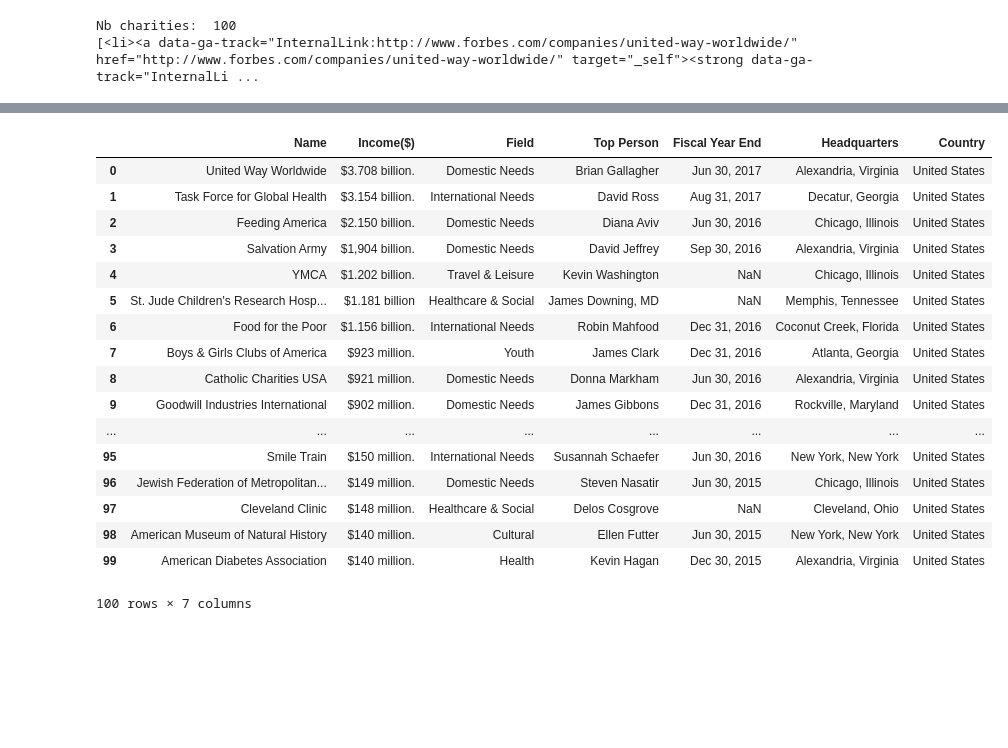
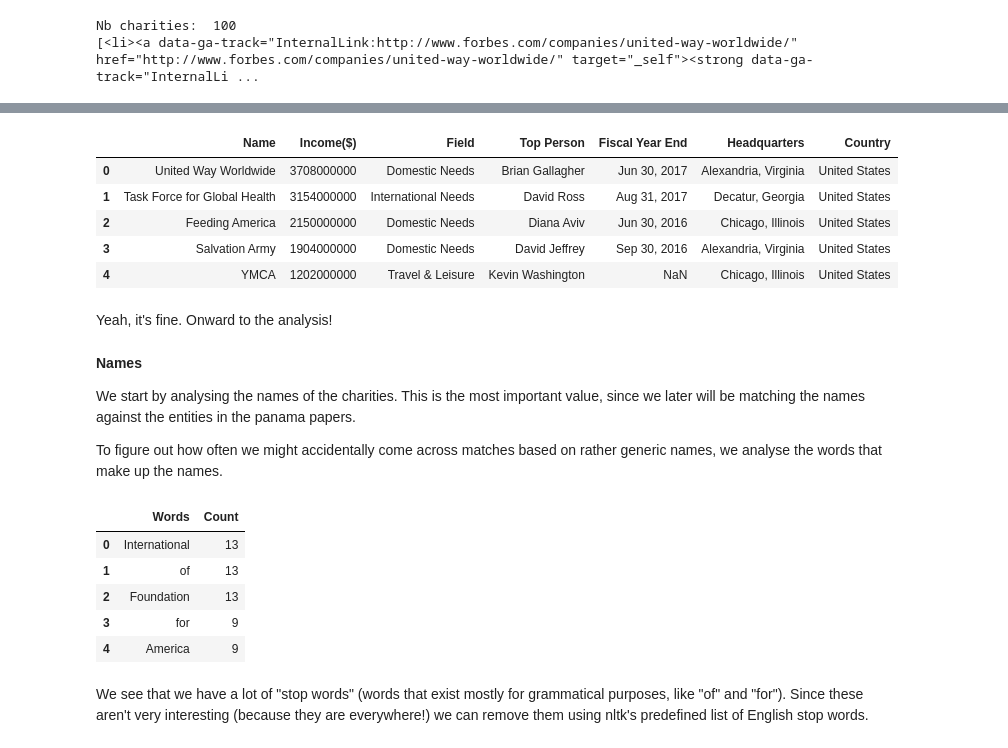
Before and after one commit to thimler/applied_data_analysis_projects, a Jupyter notebook: src/charities/Forbes_list_scraping.ipynb, the cells around one changed output, grey strips where cells are left out. Cells and saved outputs as stored; diff of their text form; code cells hidden in the pictures; blank space fills up the shorter version.

```diff
--- a/src/charities/Forbes_list_scraping.ipynb
+++ b/src/charities/Forbes_list_scraping.ipynb
@@ -141,23 +174,42 @@ df
 df.to_csv('../../generated/charities/Forbes_top_100_US_Charities.csv')
 # %%
+#reload the data to make sure it's okay
 df_test = pd.read_csv('../../generated/charities/Forbes_top_100_US_Charities.csv', index_col=0)
-df_test
+df_test.head(5)
 # %% [output]
 |  | Name | Income($) | Field | Top Person | Fiscal Year End | Headquarters | Country |
-| 0 | United Way Worldwide | $3.708 billion. | Domestic Needs | Brian Gallagher | Jun 30, 2017 | Alexandria, Virginia | United States |
-| 1 | Task Force for Global Health | $3.154 billion. | International Needs | David Ross | Aug 31, 2017 | Decatur, Georgia | United States |
-| 2 | Feeding America | $2.150 billion. | Domestic Needs | Diana Aviv | Jun 30, 2016 | Chicago, Illinois | United States |
-| 3 | Salvation Army | $1,904 billion. | Domestic Needs | David Jeffrey | Sep 30, 2016 | Alexandria, Virginia | United States |
-| 4 | YMCA | $1.202 billion. | Travel & Leisure | Kevin Washington | NaN | Chicago, Illinois | United States |
-| 5 | St. Jude Children's Research Hosp... | $1.181 billion | Healthcare & Social | James Downing, MD | NaN | Memphis, Tennessee | United States |
-| 6 | Food for the Poor | $1.156 billion. | International Needs | Robin Mahfood | Dec 31, 2016 | Coconut Creek, Florida | United States |
-| 7 | Boys & Girls Clubs of America | $923 million. | Youth | James Clark | Dec 31, 2016 | Atlanta, Georgia | United States |
-| 8 | Catholic Charities USA | $921 million. | Domestic Needs | Donna Markham | Jun 30, 2016 | Alexandria, Virginia | United States |
-| 9 | Goodwill Industries International | $902 million. | Domestic Needs | James Gibbons | Dec 31, 2016 | Rockville, Maryland | United States |
-| ... | ... | ... | ... | ... | ... | ... | ... |
-| 95 | Smile Train | $150 million. | International Needs | Susannah Schaefer | Jun 30, 2016 | New York, New York | United States |
-| 96 | Jewish Federation of Metropolitan... | $149 million. | Domestic Needs | Steven Nasatir | Jun 30, 2015 | Chicago, Illinois | United States |
-| 97 | Cleveland Clinic | $148 million. | Healthcare & Social | Delos Cosgrove | NaN | Cleveland, Ohio | United States |
-| 98 | American Museum of Natural History | $140 million. | Cultural | Ellen Futter | Jun 30, 2015 | New York, New York | United States |
-| 99 | American Diabetes Association | $140 million. | Health | Kevin Hagan | Dec 30, 2015 | Alexandria, Virginia | United States |
+| 0 | United Way Worldwide | 3708000000 | Domestic Needs | Brian Gallagher | Jun 30, 2017 | Alexandria, Virginia | United States |
+| 1 | Task Force for Global Health | 3154000000 | International Needs | David Ross | Aug 31, 2017 | Decatur, Georgia | United States |
+| 2 | Feeding America | 2150000000 | Domestic Needs | Diana Aviv | Jun 30, 2016 | Chicago, Illinois | United States |
+| 3 | Salvation Army | 1904000000 | Domestic Needs | David Jeffrey | Sep 30, 2016 | Alexandria, Virginia | United States |
+| 4 | YMCA | 1202000000 | Travel & Leisure | Kevin Washington | NaN | Chicago, Illinois | United States |
-100 rows × 7 columns
+# %% [markdown]
+Yeah, it's fine. Onward to the analysis!
+# %% [markdown]
+__Names__
+
+We start by analysing the names of the charities. This is the most important value, since we later will be matching the names against the entities in the panama papers.
+
+To figure out how often we might accidentally come across matches based on rather generic names, we analyse the words that make up the names.
+# %%
+names = df['Name']
+
+#Separate the words in the names
+split_names = names.str.split()
+words_in_names = pd.DataFrame([word for name in split_names for word in name], columns=['Words'])
+
+#Count how often specific words appear
+words_in_names['Count'] = 1
+word_frequency = words_in_names.groupby('Words').count().reset_index()\
+                    .sort_values(by='Count', ascending=False)\
+                    .reset_index(drop=True)
+word_frequency.head(5)
+# %% [output]
+|  | Words | Count |
+| 0 | International | 13 |
+| 1 | of | 13 |
+| 2 | Foundation | 13 |
+| 3 | for | 9 |
+| 4 | America | 9 |
+# %% [markdown]
+We see that we have a lot of "stop words" (words that exist mostly for grammatical purposes, like "of" and "for"). Since these aren't very interesting (because they are everywhere!) we can remove them using nltk's predefined list of English stop words.
```
Also changed, not shown: parts of 29 cells of this notebook, 1 other file.
